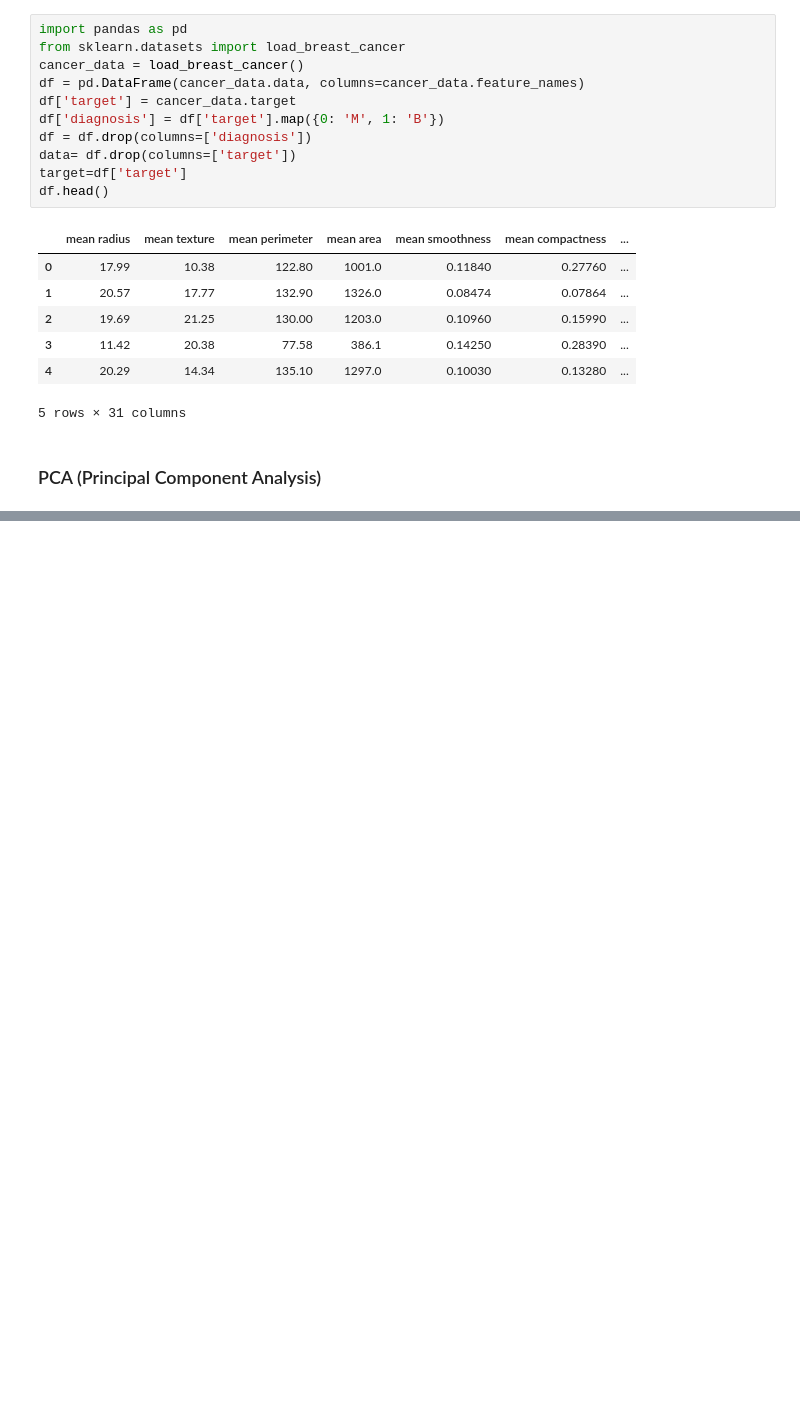
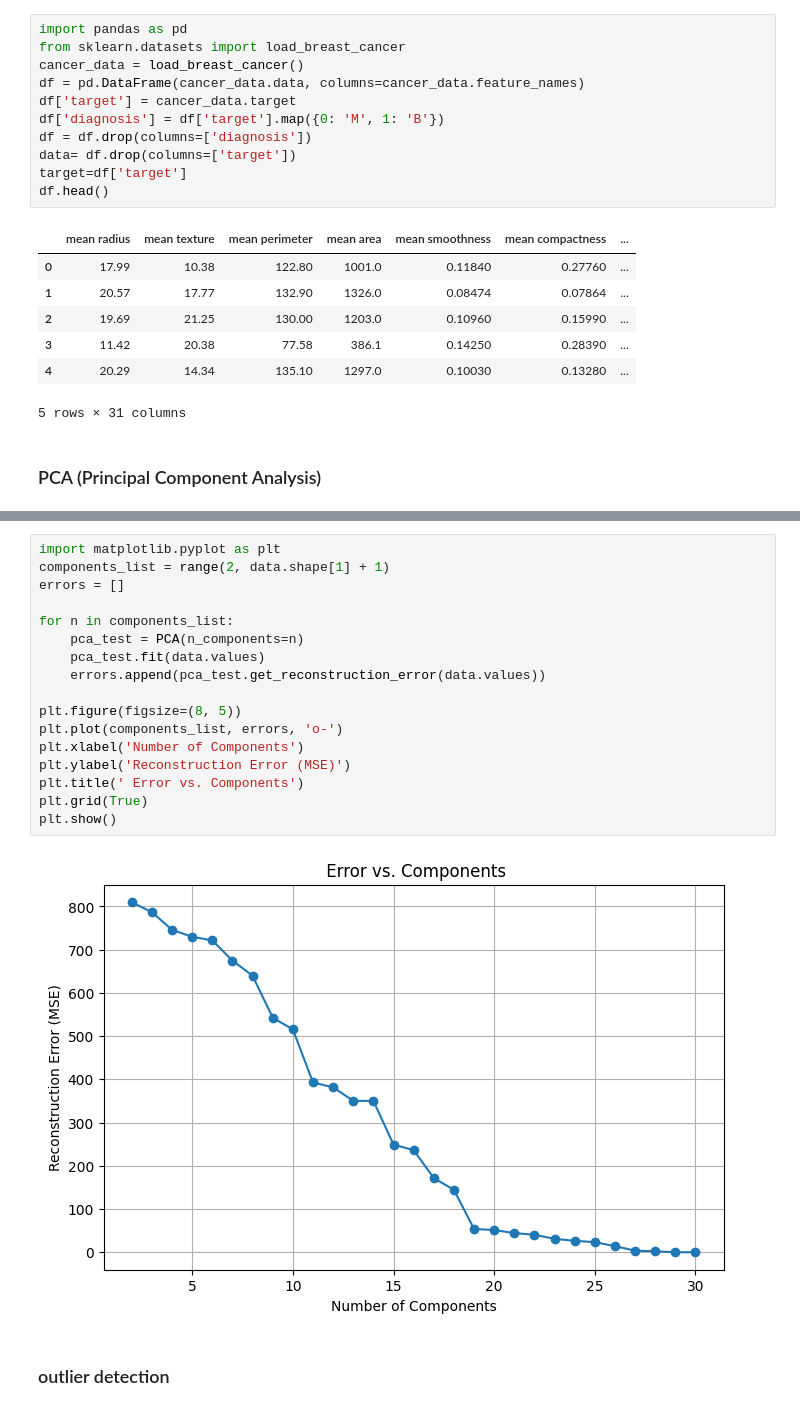
Before and after one commit to RoberRamzy/Dimensionality-Reduction-and-Clustering-Algorithms, a Jupyter notebook: project.ipynb, the cells around one changed output, grey strips where cells are left out. Drawn from its saved outputs; the diff is of its cells as text; blank space fills up the shorter version.

```diff
--- a/project.ipynb
+++ b/project.ipynb
@@ -123,0 +109,21 @@ PC2 explains 18.97% of the variance.
+# %%
+import matplotlib.pyplot as plt
+components_list = range(2, data.shape[1] + 1)
+errors = []
+
+for n in components_list:
+    pca_test = PCA(n_components=n)
+    pca_test.fit(data.values)
+    errors.append(pca_test.get_reconstruction_error(data.values))
+
+plt.figure(figsize=(8, 5))
+plt.plot(components_list, errors, 'o-')
+plt.xlabel('Number of Components')
+plt.ylabel('Reconstruction Error (MSE)')
+plt.title(' Error vs. Components')
+plt.grid(True)
+plt.show()
+# %% [output]
+[figure, added]
+# %% [markdown]
+<H3>outlier detection
```
Also changed, not shown: parts of 12 cells of this notebook.
